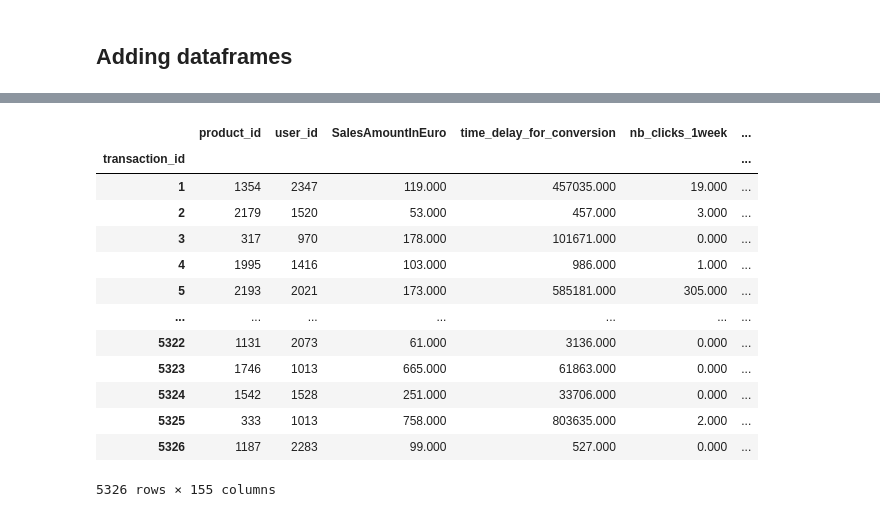
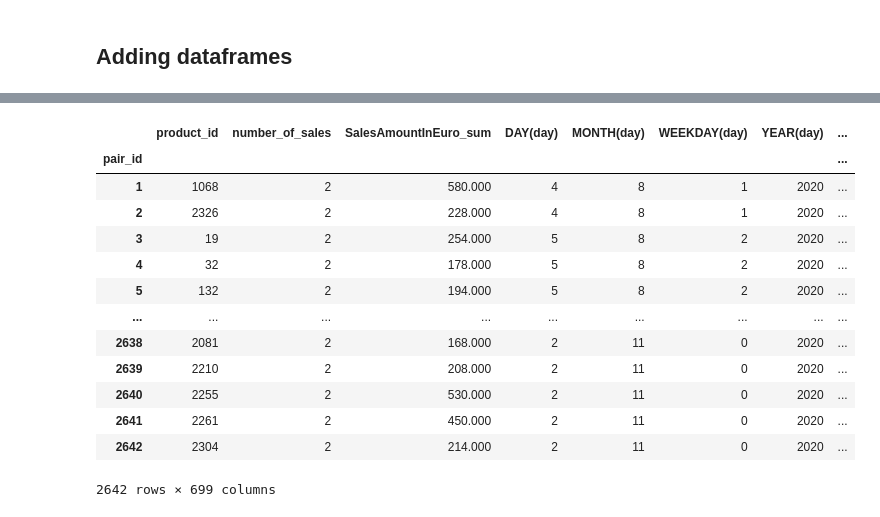
Before and after one commit to anras5/Criteo-Search-Data, a Jupyter notebook: dfs_criteo.ipynb, the cells around one changed output, grey strips where cells are left out. Cells and saved outputs as stored; diff of their text form; code cells hidden in the pictures.

Commit message:
Add dfs categorical

```diff
--- a/dfs_criteo.ipynb
+++ b/dfs_criteo.ipynb
@@ -146,6 +146,8 @@ df_transactions.head()
 # %%
 df_days_products = df_raw_encoded.groupby(['day', 'product_id']).agg({'Sale': 'size', 'SalesAmountInEuro': 'sum'})
 
+df_days_products.rename({'Sale': 'number_of_sales', 'SalesAmountInEuro': 'SalesAmountInEuro_sum'}, axis=1, inplace=True)
+df_days_products['pair_id'] = np.arange(1, len(df_days_products)+1)
 df_days_products.reset_index(inplace=True)
 df_days_products.head()
 # %% [output]
@@ -200,9 +202,20 @@ es = es.add_dataframe(
     index='day'
 )
 
+es = es.add_dataframe(
+    dataframe_name="pairs",
+    dataframe=df_days_products,
+    index='pair_id',
+    logical_types={
+        'product_id': Categorical
+    }
+)
+
 es = es.add_relationship("products", "product_id", "transactions", "product_id")
 es = es.add_relationship("users", "user_id", "transactions", "user_id")
 es = es.add_relationship("days", "day", "transactions", "day")
+es = es.add_relationship("days", "day", "pairs", "day")
+es = es.add_relationship("products", "product_id", "pairs", "product_id")
 
 es.plot()
 # %% [output]
@@ -210,7 +223,7 @@ es.plot()
 # %%
 %%time
 feature_matrix, feature_defs = ft.dfs(entityset=es,
-                                      target_dataframe_name="transactions",
-                                      max_depth=3)
+                                      target_dataframe_name="pairs",
+                                      max_depth=5)
 feature_matrix
 # %% [output]
@@ -219,14 +232,14 @@ Wall time: 7.66 s
-|  | product_id | user_id | SalesAmountInEuro | time_delay_for_conversion | nb_clicks_1week | ... |
-| transaction_id |  |  |  |  |  | ... |
-| 1 | 1354 | 2347 | 119.000 | 457035.000 | 19.000 | ... |
-| 2 | 2179 | 1520 | 53.000 | 457.000 | 3.000 | ... |
-| 3 | 317 | 970 | 178.000 | 101671.000 | 0.000 | ... |
-| 4 | 1995 | 1416 | 103.000 | 986.000 | 1.000 | ... |
-| 5 | 2193 | 2021 | 173.000 | 585181.000 | 305.000 | ... |
-| ... | ... | ... | ... | ... | ... | ... |
-| 5322 | 1131 | 2073 | 61.000 | 3136.000 | 0.000 | ... |
-| 5323 | 1746 | 1013 | 665.000 | 61863.000 | 0.000 | ... |
-| 5324 | 1542 | 1528 | 251.000 | 33706.000 | 0.000 | ... |
-| 5325 | 333 | 1013 | 758.000 | 803635.000 | 2.000 | ... |
-| 5326 | 1187 | 2283 | 99.000 | 527.000 | 0.000 | ... |
+|  | product_id | number_of_sales | SalesAmountInEuro_sum | DAY(day) | MONTH(day) | WEEKDAY(day) | YEAR(day) | ... |
+| pair_id |  |  |  |  |  |  |  | ... |
+| 1 | 1068 | 2 | 580.000 | 4 | 8 | 1 | 2020 | ... |
+| 2 | 2326 | 2 | 228.000 | 4 | 8 | 1 | 2020 | ... |
+| 3 | 19 | 2 | 254.000 | 5 | 8 | 2 | 2020 | ... |
+| 4 | 32 | 2 | 178.000 | 5 | 8 | 2 | 2020 | ... |
+| 5 | 132 | 2 | 194.000 | 5 | 8 | 2 | 2020 | ... |
+| ... | ... | ... | ... | ... | ... | ... | ... | ... |
+| 2638 | 2081 | 2 | 168.000 | 2 | 11 | 0 | 2020 | ... |
+| 2639 | 2210 | 2 | 208.000 | 2 | 11 | 0 | 2020 | ... |
+| 2640 | 2255 | 2 | 530.000 | 2 | 11 | 0 | 2020 | ... |
+| 2641 | 2261 | 2 | 450.000 | 2 | 11 | 0 | 2020 | ... |
+| 2642 | 2304 | 2 | 214.000 | 2 | 11 | 0 | 2020 | ... |
-5326 rows × 155 columns
+2642 rows × 699 columns
```
Also changed, not shown: parts of 2 cells of this notebook.
